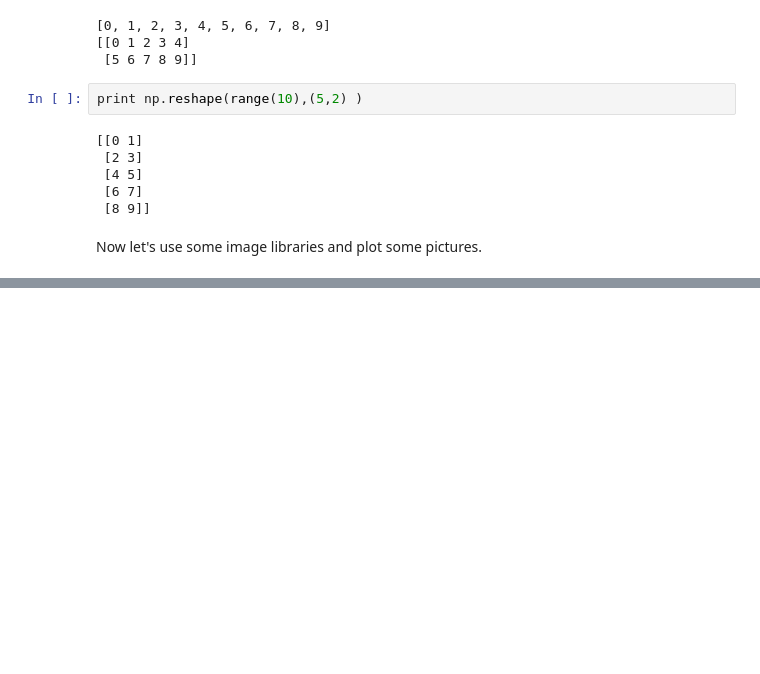
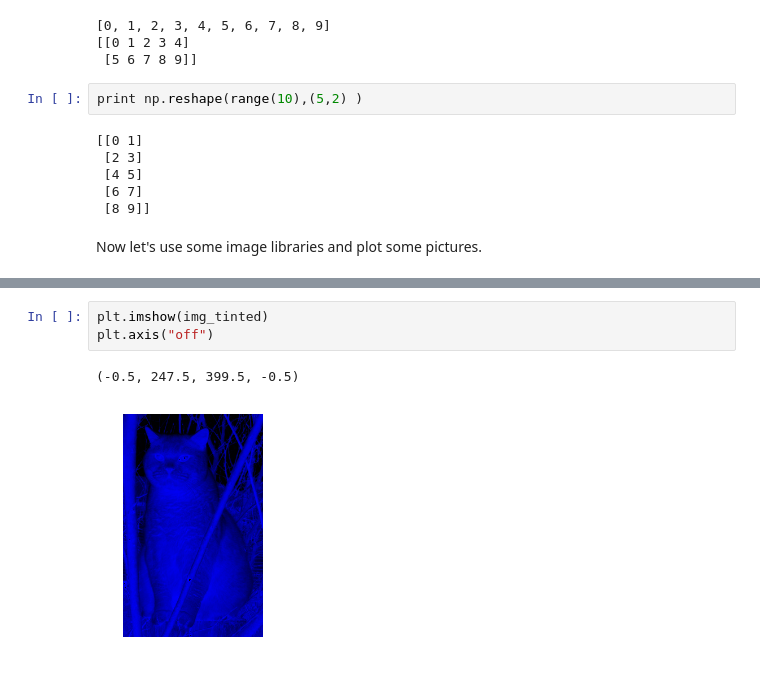
Before and after one commit to vahidpartovinia/pythonworkshop, a Jupyter notebook: jupyter/chapter02.ipynb, the cells around one changed output, grey strips where cells are left out. Cells and saved outputs as stored; diff of their text form; blank space fills up the shorter version.

```diff
--- a/jupyter/chapter02.ipynb
+++ b/jupyter/chapter02.ipynb
@@ -221,0 +247,6 @@ plt.imshow(img_tinted)
+# %%
+plt.imshow(img_tinted)
+plt.axis("off")
+# %% [output]
+(-0.5, 247.5, 399.5, -0.5)
+[figure, added]
```
Also changed, not shown: parts of 30 cells of this notebook, 10 other files.
